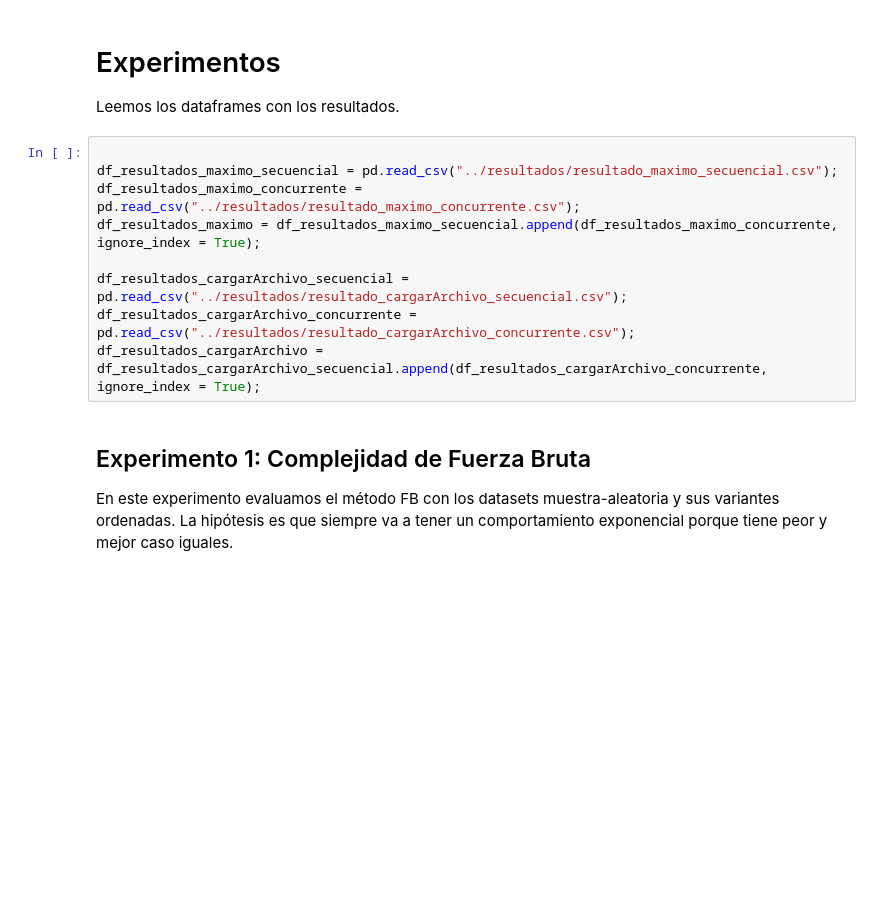
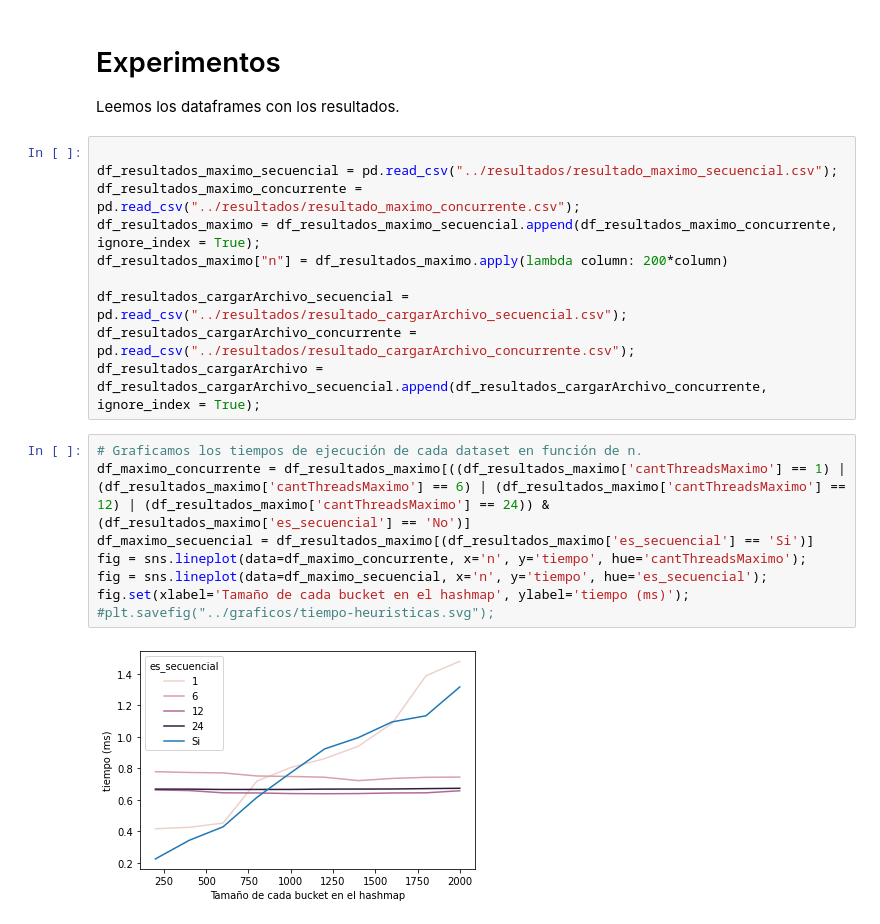
Before and after one commit to maltenzo/TalleresSistemas, a Jupyter notebook: tp/codigo/scripts/analisis.ipynb, the cells around one changed output. Cells and saved outputs as stored; diff of their text form; blank space fills up the shorter version.

Commit message:
analisis graficos

```diff
--- a/tp/codigo/scripts/analisis.ipynb
+++ b/tp/codigo/scripts/analisis.ipynb
@@ -14,12 +14,20 @@ Leemos los dataframes con los resultados.
 df_resultados_maximo_secuencial = pd.read_csv("../resultados/resultado_maximo_secuencial.csv");
 df_resultados_maximo_concurrente = pd.read_csv("../resultados/resultado_maximo_concurrente.csv");
 df_resultados_maximo = df_resultados_maximo_secuencial.append(df_resultados_maximo_concurrente, ignore_index = True);
+df_resultados_maximo["n"] = df_resultados_maximo.apply(lambda column: 200*column)
 
 df_resultados_cargarArchivo_secuencial = pd.read_csv("../resultados/resultado_cargarArchivo_secuencial.csv");
 df_resultados_cargarArchivo_concurrente = pd.read_csv("../resultados/resultado_cargarArchivo_concurrente.csv");
 df_resultados_cargarArchivo = df_resultados_cargarArchivo_secuencial.append(df_resultados_cargarArchivo_concurrente, ignore_index = True);
-# %% [markdown]
-## Experimento 1: Complejidad de Fuerza Bruta
-En este experimento evaluamos el método FB con los datasets muestra-aleatoria y sus variantes ordenadas. La hipótesis es que siempre va a tener un comportamiento exponencial porque tiene peor y mejor caso iguales.
+# %%
+# Graficamos los tiempos de ejecución de cada dataset en función de n.
+df_maximo_concurrente = df_resultados_maximo[((df_resultados_maximo['cantThreadsMaximo'] == 1) | (df_resultados_maximo['cantThreadsMaximo'] == 6) | (df_resultados_maximo['cantThreadsMaximo'] == 12) | (df_resultados_maximo['cantThreadsMaximo'] == 24)) & (df_resultados_maximo['es_secuencial'] == 'No')]
+df_maximo_secuencial = df_resultados_maximo[(df_resultados_maximo['es_secuencial'] == 'Si')]
+fig = sns.lineplot(data=df_maximo_concurrente, x='n', y='tiempo', hue='cantThreadsMaximo');
+fig = sns.lineplot(data=df_maximo_secuencial, x='n', y='tiempo', hue='es_secuencial');
+fig.set(xlabel='Tamaño de cada bucket en el hashmap', ylabel='tiempo (ms)');
+#plt.savefig("../graficos/tiempo-heuristicas.svg");
+# %% [output]
+[figure, added]
 # %%
 # Graficamos los tiempos de ejecución de cada dataset en función de n.
```
Also changed, not shown: parts of 2 cells of this notebook.
